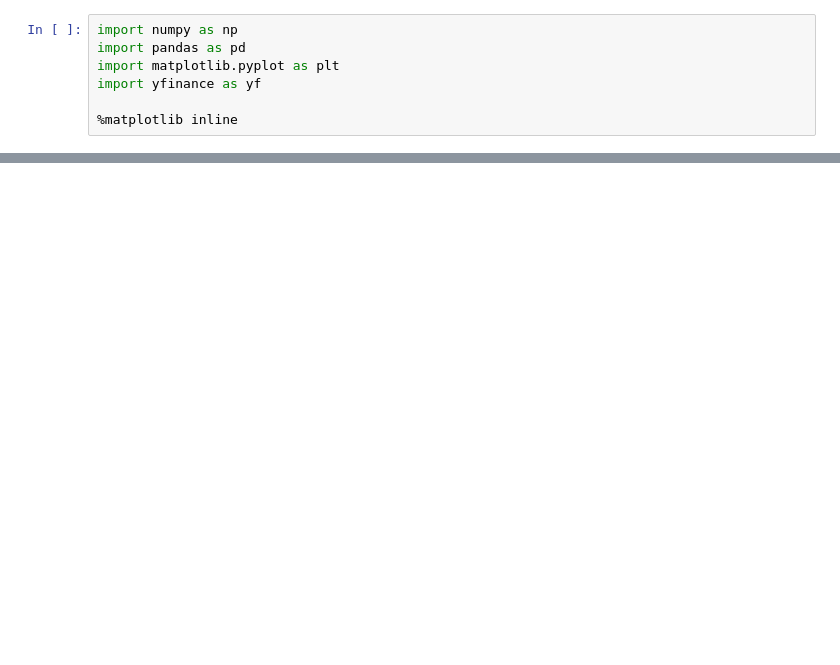
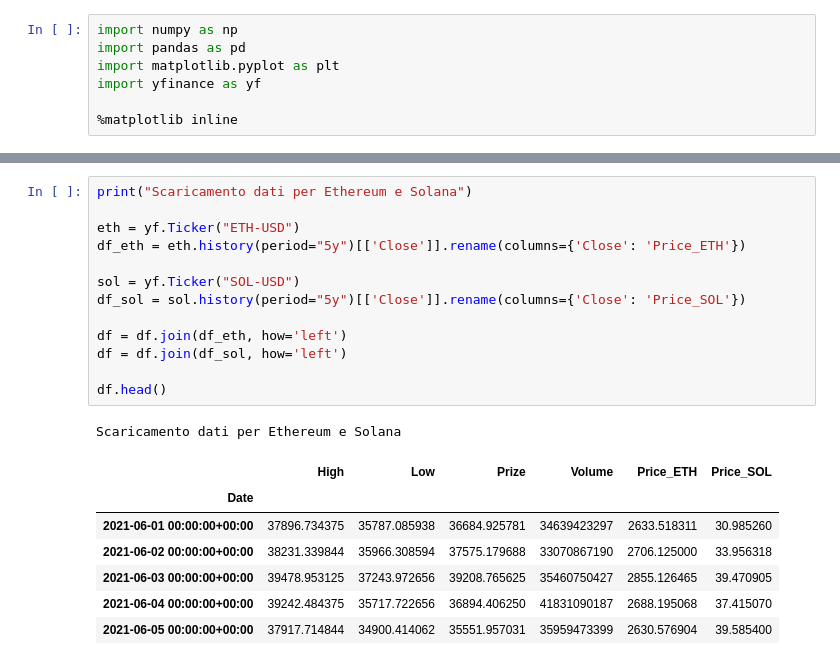
Before and after one commit to TverdohlebEgor/ProgettoDataIntensive, a Jupyter notebook: main.ipynb, the cells around one changed output, grey strips where cells are left out. Drawn from its saved outputs; the diff is of its cells as text; blank space fills up the shorter version.

```diff
--- a/main.ipynb
+++ b/main.ipynb
@@ -151,0 +106,22 @@ KeyError: 'Tweet_Volume'
+# %%
+print("Scaricamento dati per Ethereum e Solana")
+
+eth = yf.Ticker("ETH-USD")
+df_eth = eth.history(period="5y")[['Close']].rename(columns={'Close': 'Price_ETH'})
+
+sol = yf.Ticker("SOL-USD")
+df_sol = sol.history(period="5y")[['Close']].rename(columns={'Close': 'Price_SOL'})
+
+df = df.join(df_eth, how='left')
+df = df.join(df_sol, how='left')
+
+df.head()
+# %% [output]
+Scaricamento dati per Ethereum e Solana
+|  | High | Low | Prize | Volume | Price_ETH | Price_SOL |
+| Date |  |  |  |  |  |  |
+| 2021-06-01 00:00:00+00:00 | 37896.734375 | 35787.085938 | 36684.925781 | 34639423297 | 2633.518311 | 30.985260 |
+| 2021-06-02 00:00:00+00:00 | 38231.339844 | 35966.308594 | 37575.179688 | 33070867190 | 2706.125000 | 33.956318 |
+| 2021-06-03 00:00:00+00:00 | 39478.953125 | 37243.972656 | 39208.765625 | 35460750427 | 2855.126465 | 39.470905 |
+| 2021-06-04 00:00:00+00:00 | 39242.484375 | 35717.722656 | 36894.406250 | 41831090187 | 2688.195068 | 37.415070 |
+| 2021-06-05 00:00:00+00:00 | 37917.714844 | 34900.414062 | 35551.957031 | 35959473399 | 2630.576904 | 39.585400 |
```
Also changed, not shown: parts of 58 cells of this notebook, 3 other files.
